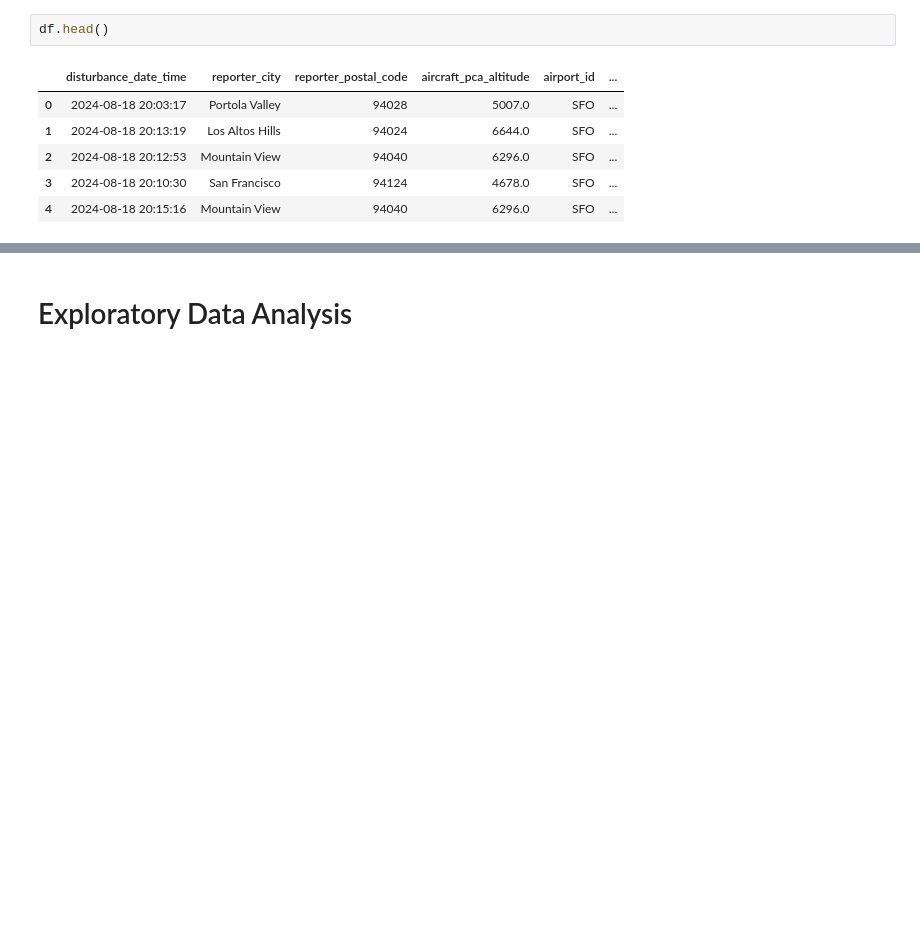
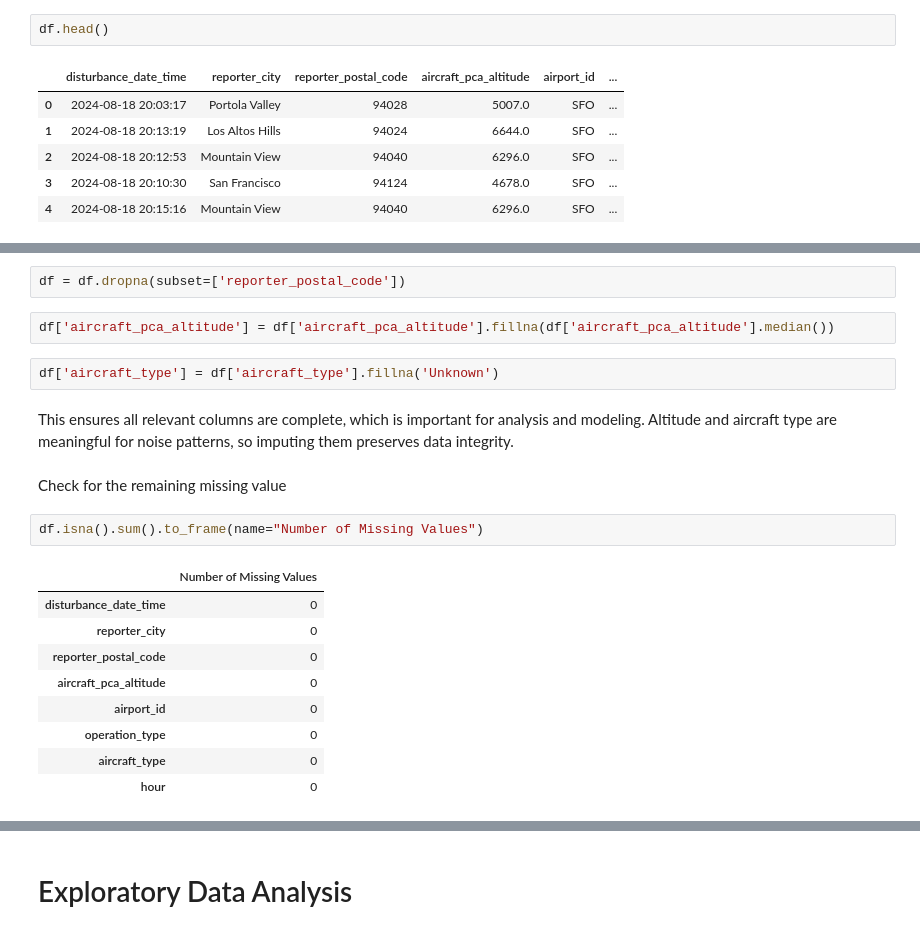
Before and after one commit to porhay007/SFO-Aircraft-Noise-Analysis---Group-Project-Data-5100, a Jupyter notebook: Code/Data_cleaning.ipynb, the cells around one changed output, grey strips where cells are left out. Drawn from its saved outputs; the diff is of its cells as text; blank space fills up the shorter version.

```diff
--- a/Code/Data_cleaning.ipynb
+++ b/Code/Data_cleaning.ipynb
@@ -106,0 +198,22 @@ df.head()
+# %%
+df = df.dropna(subset=['reporter_postal_code'])
+# %%
+df['aircraft_pca_altitude'] = df['aircraft_pca_altitude'].fillna(df['aircraft_pca_altitude'].median())
+# %%
+df['aircraft_type'] = df['aircraft_type'].fillna('Unknown')
+# %% [markdown]
+This ensures all relevant columns are complete, which is important for analysis and modeling. Altitude and aircraft type are meaningful for noise patterns, so imputing them preserves data integrity.
+# %% [markdown]
+Check for the remaining missing value
+# %%
+df.isna().sum().to_frame(name="Number of Missing Values")
+# %% [output]
+|  | Number of Missing Values |
+| disturbance_date_time | 0 |
+| reporter_city | 0 |
+| reporter_postal_code | 0 |
+| aircraft_pca_altitude | 0 |
+| airport_id | 0 |
+| operation_type | 0 |
+| aircraft_type | 0 |
+| hour | 0 |
```
Also changed, not shown: parts of 78 cells of this notebook, 1 other file.
